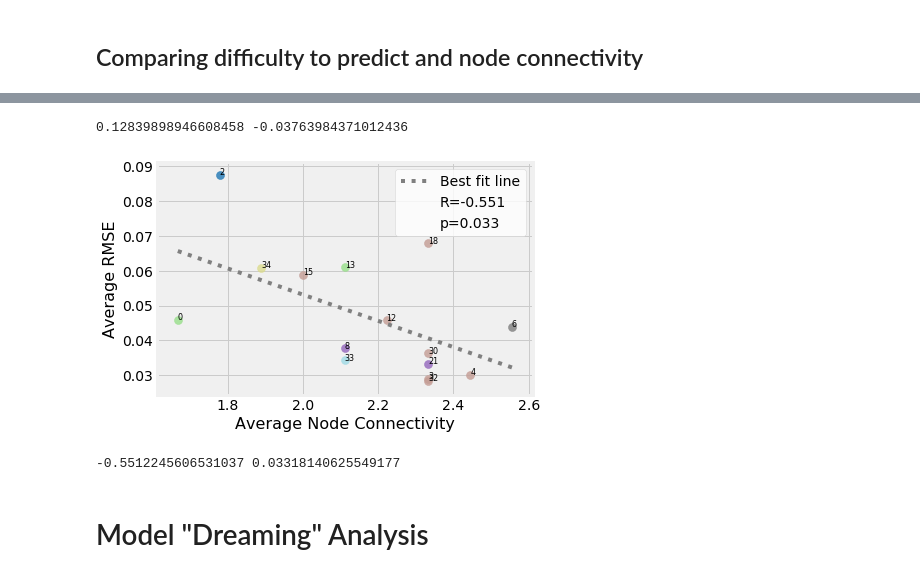
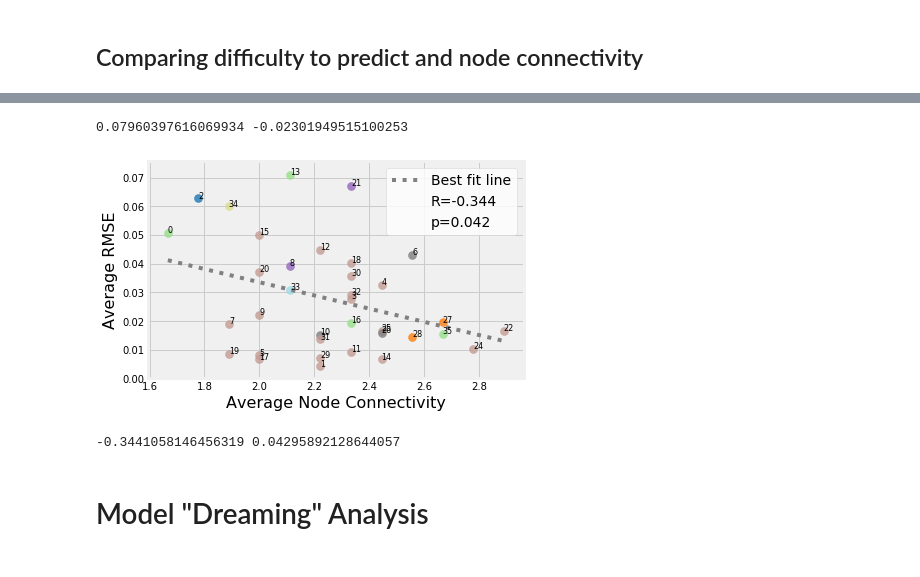
Before and after one commit to michaelwiest/microbiome-rnn, a Jupyter notebook: notebooks/Model Evaluator.ipynb, the cells around one changed output, grey strips where cells are left out. Saved outputs shown, nothing was run; the diff lists cells and outputs as text; code cells hidden in the pictures.

```diff
--- a/notebooks/Model Evaluator.ipynb
+++ b/notebooks/Model Evaluator.ipynb
@@ -477,7 +479,7 @@ index_to_use = 0 # Training
 # Get the 15 hardest strains to predict. And ig nore all others.
 i = 15
 to_exclude = sorted_indices[index_to_use][:-i]
-
+to_exclude = [23]
 fig = plt.figure(figsize=(6, 4))
 
 # These values are for plotting with the best fit.
@@ -487,36 +489,36 @@ avg_rmse_to_plot = [avg_rmse[index_to_use][j] for j in range(len(avg_rmse[index_
 # Get a pearson correlation.
 r, pval = scipy.stats.pearsonr([avg_by_node[j] for j in range(len(avg_by_node)) if j not in to_exclude],
                                [avg_rmse[index_to_use][j] for j in range(len(avg_rmse[index_to_use])) if j not in to_exclude])
 
 # Get a best fit linear line
 b, m = polyfit(avg_by_node_to_plot, avg_rmse_to_plot, 1)
 print(b, m)
 
 for i in range(len(avg_by_node)):
     if i not in to_exclude:
         plt.scatter(avg_by_node[i], avg_rmse[index_to_use][i], c=colors_to_plot[i], s=65, alpha=0.8)
         plt.annotate(i, (avg_by_node[i], avg_rmse[0][i]), fontsize=8)
 
 # Plot the best fit line.
 x = np.linspace(min(avg_by_node_to_plot), max(avg_by_node_to_plot), 10)
 plt.plot(x, b + m * x, ':', c='gray', label='Best fit line')
 
 plt.plot([], [], ' ', label="R={}".format(str(r)[:6]))
 plt.plot([], [], ' ', label="p={}".format(str(pval)[:5]))
 
 legend = plt.legend(frameon = 1, loc='upper right', fontsize=14)
 frame = legend.get_frame()
 frame.set_facecolor('white')
 
 plt.xlabel('Average Node Connectivity', fontsize=16)
 plt.ylabel('Average RMSE', fontsize=16)
 fig.set_facecolor('white')
 plt.show()
 print(r, pval)
 # %% [output]
-0.12839898946608458 -0.03763984371012436
+0.07960397616069934 -0.02301949515100253
-[figure, old version]
+[figure, new version]
--0.5512245606531037 0.03318140625549177
+-0.3441058146456319 0.04295892128644057
 # %% [markdown]
 # Model "Dreaming" Analysis
 # %% [markdown]
```
Also changed, not shown: parts of 14 cells of this notebook, 1 other file.
